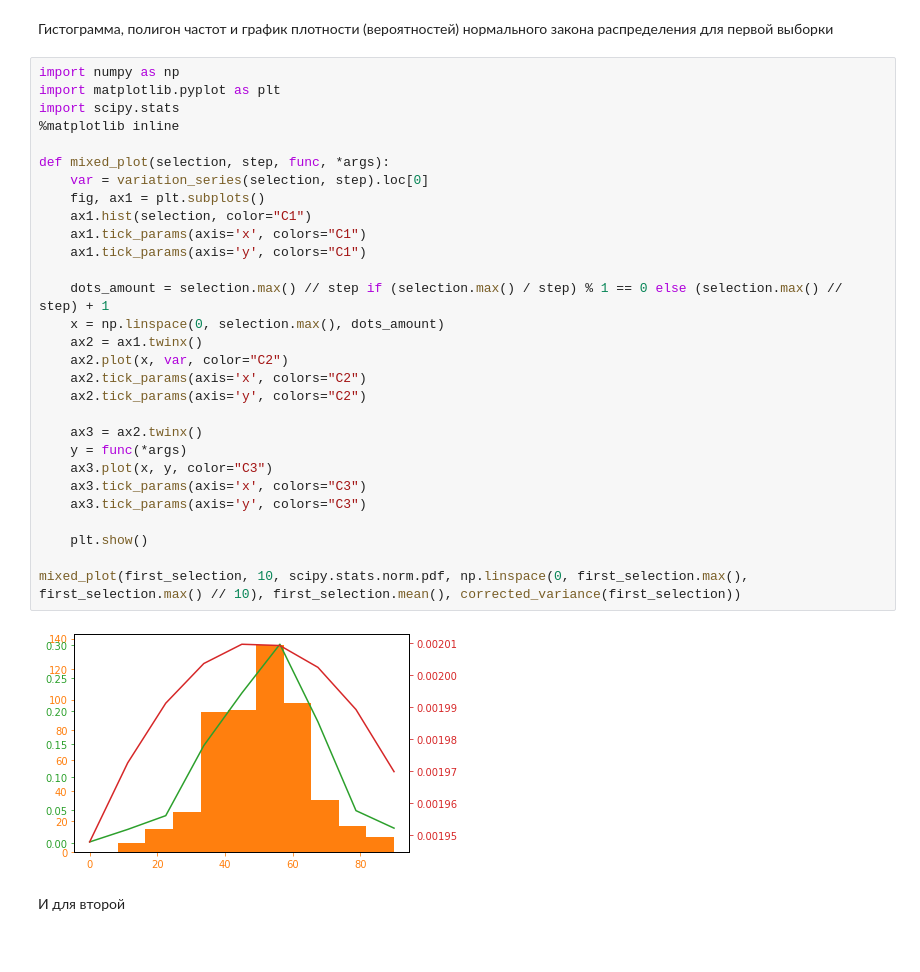
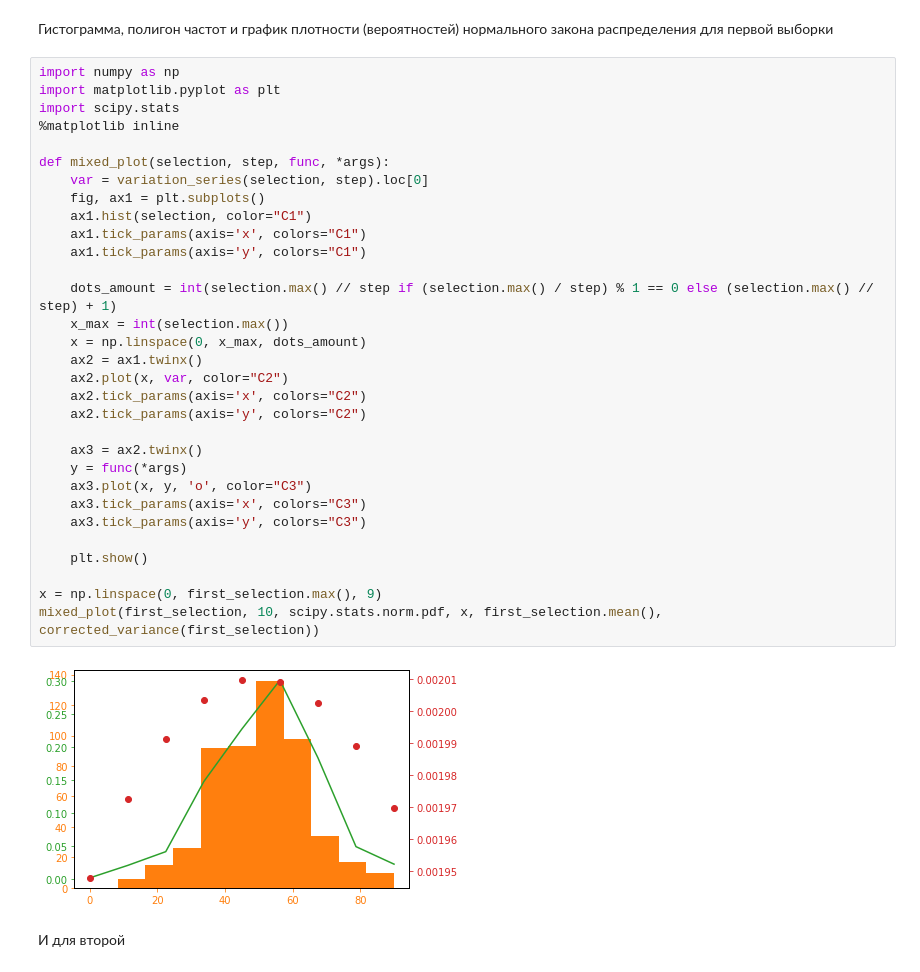
Before and after one commit to DenisKruglik/Statistics1, a Jupyter notebook: lab1.ipynb, the cells around one changed output. Cells and saved outputs as stored; diff of their text form.

```diff
--- a/lab1.ipynb
+++ b/lab1.ipynb
@@ -208,34 +208,36 @@ q = 1/3; Z = 10.0
 # %%
 import numpy as np
 import matplotlib.pyplot as plt
 import scipy.stats
 %matplotlib inline
 
 def mixed_plot(selection, step, func, *args):
     var = variation_series(selection, step).loc[0]
     fig, ax1 = plt.subplots()
     ax1.hist(selection, color="C1")
     ax1.tick_params(axis='x', colors="C1")
     ax1.tick_params(axis='y', colors="C1")
 
-    dots_amount = selection.max() // step if (selection.max() / step) % 1 == 0 else (selection.max() // step) + 1
-    x = np.linspace(0, selection.max(), dots_amount)
+    dots_amount = int(selection.max() // step if (selection.max() / step) % 1 == 0 else (selection.max() // step) + 1)
+    x_max = int(selection.max())
+    x = np.linspace(0, x_max, dots_amount)
     ax2 = ax1.twinx()
     ax2.plot(x, var, color="C2")
     ax2.tick_params(axis='x', colors="C2")
     ax2.tick_params(axis='y', colors="C2")
 
     ax3 = ax2.twinx()
     y = func(*args)
-    ax3.plot(x, y, color="C3")
+    ax3.plot(x, y, 'o', color="C3")
     ax3.tick_params(axis='x', colors="C3")
     ax3.tick_params(axis='y', colors="C3")
 
     plt.show()
 
-mixed_plot(first_selection, 10, scipy.stats.norm.pdf, np.linspace(0, first_selection.max(), first_selection.max() // 10), first_selection.mean(), corrected_variance(first_selection))
+x = np.linspace(0, first_selection.max(), 9)
+mixed_plot(first_selection, 10, scipy.stats.norm.pdf, x, first_selection.mean(), corrected_variance(first_selection))
 # %% [output]
-[figure, old version]
+[figure, new version]
 # %% [markdown]
 И для второй
 # %%
```
Also changed, not shown: parts of 9 cells of this notebook.
